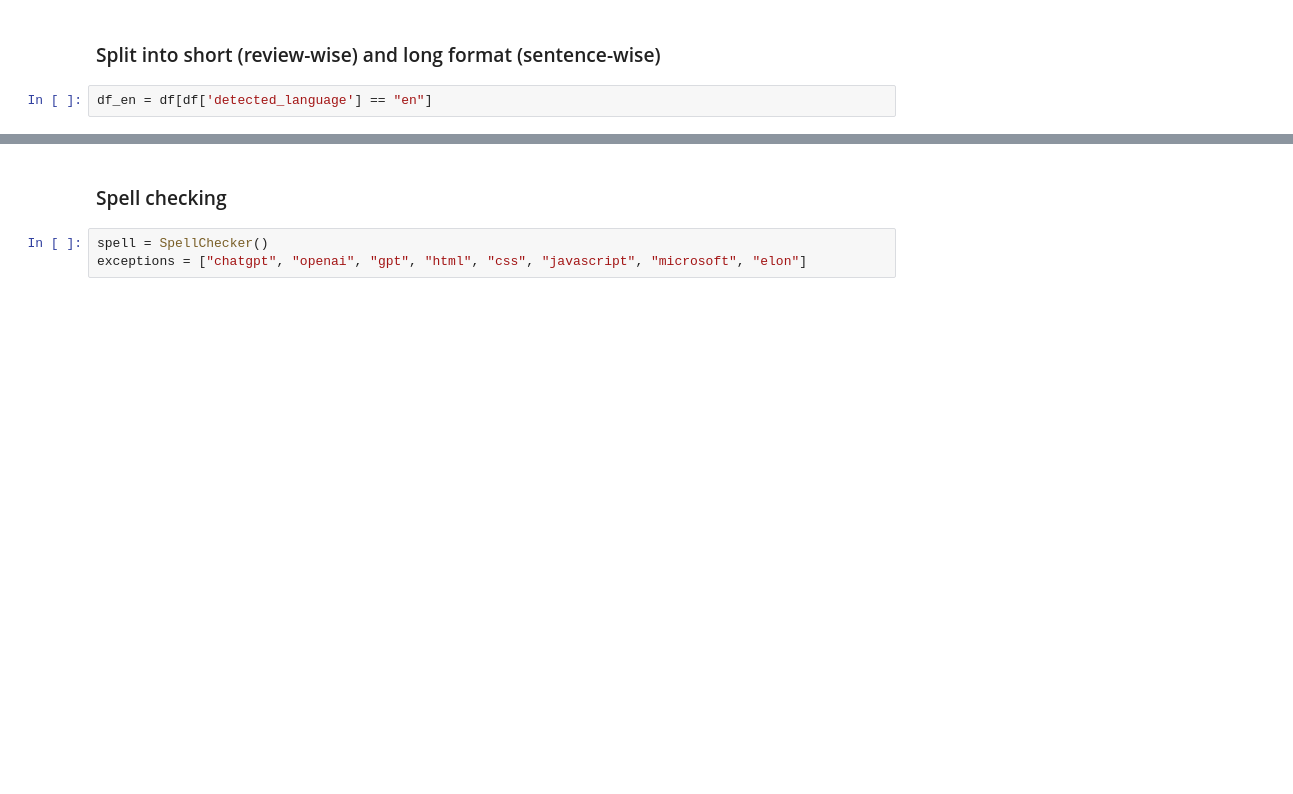
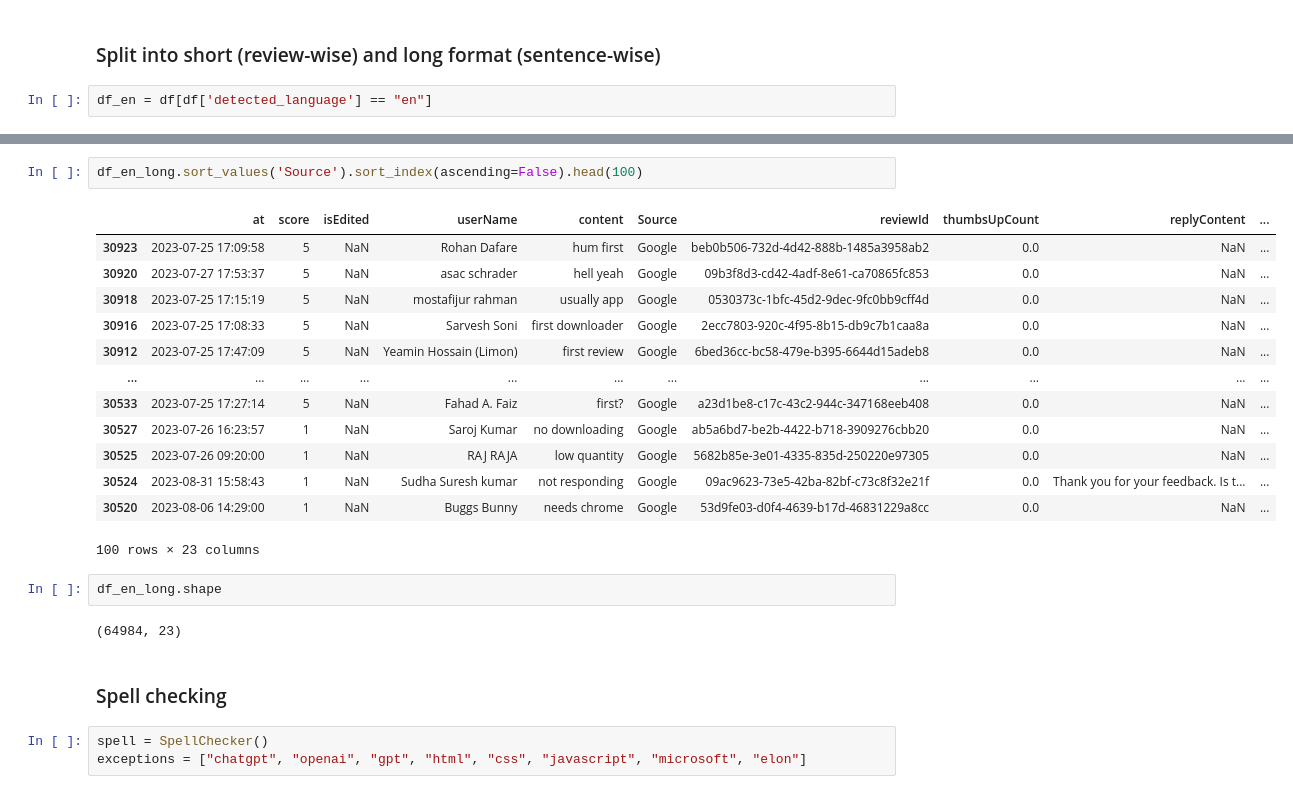
Before and after one commit to dschjanice/capstone_chat-gpt, a Jupyter notebook: notebooks/2_data_cleaning_combined.ipynb, the cells around one changed output, grey strips where cells are left out. Saved outputs shown, nothing was run; the diff lists cells and outputs as text; blank space fills up the shorter version.

```diff
--- a/notebooks/2_data_cleaning_combined.ipynb
+++ b/notebooks/2_data_cleaning_combined.ipynb
@@ -308,3 +322,23 @@ df_en_long = df_en_long.explode('sentence')
+# %%
+df_en_long.sort_values('Source').sort_index(ascending=False).head(100)
+# %% [output]
+|  | at | score | isEdited | userName | content | Source | reviewId | thumbsUpCount | replyContent | ... |
+| 30923 | 2023-07-25 17:09:58 | 5 | NaN | Rohan Dafare | hum first | Google | beb0b506-732d-4d42-888b-1485a3958ab2 | 0.0 | NaN | ... |
+| 30920 | 2023-07-27 17:53:37 | 5 | NaN | asac schrader | hell yeah | Google | 09b3f8d3-cd42-4adf-8e61-ca70865fc853 | 0.0 | NaN | ... |
+| 30918 | 2023-07-25 17:15:19 | 5 | NaN | mostafijur rahman | usually app | Google | 0530373c-1bfc-45d2-9dec-9fc0bb9cff4d | 0.0 | NaN | ... |
+| 30916 | 2023-07-25 17:08:33 | 5 | NaN | Sarvesh Soni | first downloader | Google | 2ecc7803-920c-4f95-8b15-db9c7b1caa8a | 0.0 | NaN | ... |
+| 30912 | 2023-07-25 17:47:09 | 5 | NaN | Yeamin Hossain (Limon) | first review | Google | 6bed36cc-bc58-479e-b395-6644d15adeb8 | 0.0 | NaN | ... |
+| ... | ... | ... | ... | ... | ... | ... | ... | ... | ... | ... |
+| 30533 | 2023-07-25 17:27:14 | 5 | NaN | Fahad A. Faiz | first? | Google | a23d1be8-c17c-43c2-944c-347168eeb408 | 0.0 | NaN | ... |
+| 30527 | 2023-07-26 16:23:57 | 1 | NaN | Saroj Kumar | no downloading | Google | ab5a6bd7-be2b-4422-b718-3909276cbb20 | 0.0 | NaN | ... |
+| 30525 | 2023-07-26 09:20:00 | 1 | NaN | RAJ RAJA | low quantity | Google | 5682b85e-3e01-4335-835d-250220e97305 | 0.0 | NaN | ... |
+| 30524 | 2023-08-31 15:58:43 | 1 | NaN | Sudha Suresh kumar | not responding | Google | 09ac9623-73e5-42ba-82bf-c73c8f32e21f | 0.0 | Thank you for your feedback. Is t... | ... |
+| 30520 | 2023-08-06 14:29:00 | 1 | NaN | Buggs Bunny | needs chrome | Google | 53d9fe03-d0f4-4639-b17d-46831229a8cc | 0.0 | NaN | ... |
+100 rows × 23 columns
+# %%
+df_en_long.shape
+# %% [output]
+(64984, 23)
 # %% [markdown]
 ### Spell checking
 # %%
```
Also changed, not shown: parts of 19 cells of this notebook, 6 other files.
